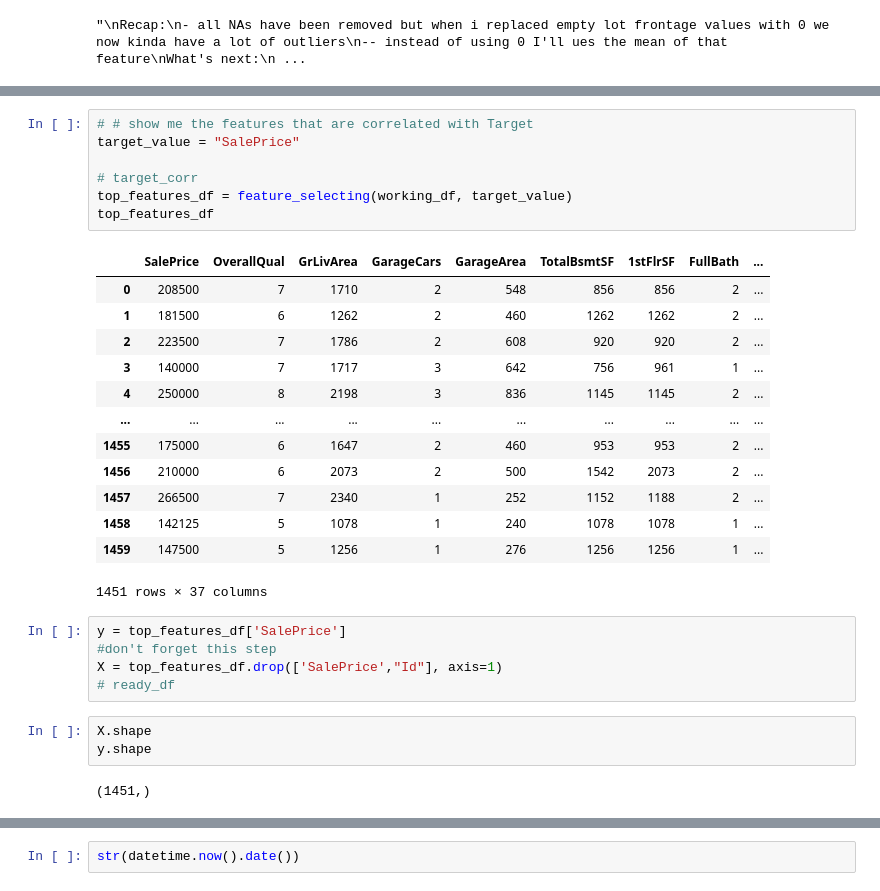
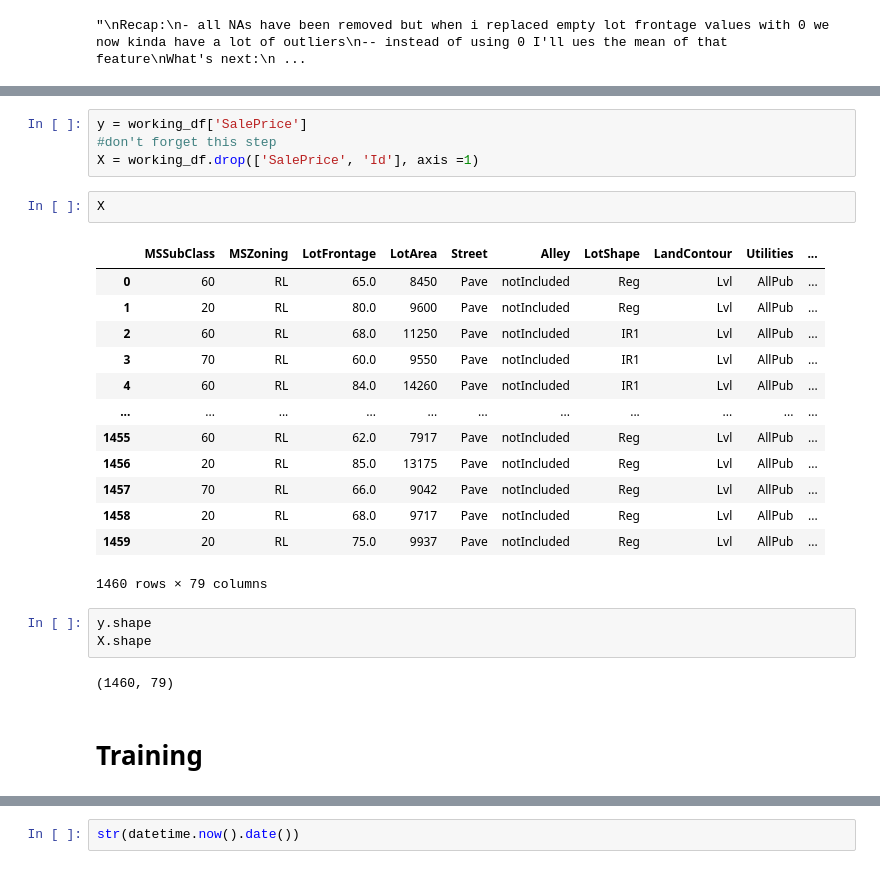
Before and after one commit to EatMoreOranges/Learn-ML-with-Saraah, a Jupyter notebook: Linear Models/house-prices-advanced-regression-techniques/Working/linearRegression.ipynb, the cells around one changed output, grey strips where cells are left out. Drawn from its saved outputs; the diff is of its cells as text.

Commit message:
ready to encode categorical features

```diff
--- a/Linear Models/house-prices-advanced-regression-techniques/Working/linearRegression.ipynb
+++ b/Linear Models/house-prices-advanced-regression-techniques/Working/linearRegression.ipynb
@@ -160,34 +212,30 @@ checkCorrStat(working_df, "SalePrice", corr_val)
-# %%
-# # show me the features that are correlated with Target
-target_value = "SalePrice"
-
-# target_corr
-top_features_df = feature_selecting(working_df, target_value)
-top_features_df
-# %% [output]
-|  | SalePrice | OverallQual | GrLivArea | GarageCars | GarageArea | TotalBsmtSF | 1stFlrSF | FullBath | ... |
-| 0 | 208500 | 7 | 1710 | 2 | 548 | 856 | 856 | 2 | ... |
-| 1 | 181500 | 6 | 1262 | 2 | 460 | 1262 | 1262 | 2 | ... |
-| 2 | 223500 | 7 | 1786 | 2 | 608 | 920 | 920 | 2 | ... |
-| 3 | 140000 | 7 | 1717 | 3 | 642 | 756 | 961 | 1 | ... |
-| 4 | 250000 | 8 | 2198 | 3 | 836 | 1145 | 1145 | 2 | ... |
-| ... | ... | ... | ... | ... | ... | ... | ... | ... | ... |
-| 1455 | 175000 | 6 | 1647 | 2 | 460 | 953 | 953 | 2 | ... |
-| 1456 | 210000 | 6 | 2073 | 2 | 500 | 1542 | 2073 | 2 | ... |
-| 1457 | 266500 | 7 | 2340 | 1 | 252 | 1152 | 1188 | 2 | ... |
-| 1458 | 142125 | 5 | 1078 | 1 | 240 | 1078 | 1078 | 1 | ... |
-| 1459 | 147500 | 5 | 1256 | 1 | 276 | 1256 | 1256 | 1 | ... |
-1451 rows × 37 columns
 # %%
-y = top_features_df['SalePrice']
+y = working_df['SalePrice']
 #don't forget this step
-X = top_features_df.drop(['SalePrice',"Id"], axis=1)
-# ready_df
+X = working_df.drop(['SalePrice', 'Id'], axis =1)
+# %%
+X
+# %% [output]
+|  | MSSubClass | MSZoning | LotFrontage | LotArea | Street | Alley | LotShape | LandContour | Utilities | ... |
+| 0 | 60 | RL | 65.0 | 8450 | Pave | notIncluded | Reg | Lvl | AllPub | ... |
+| 1 | 20 | RL | 80.0 | 9600 | Pave | notIncluded | Reg | Lvl | AllPub | ... |
+| 2 | 60 | RL | 68.0 | 11250 | Pave | notIncluded | IR1 | Lvl | AllPub | ... |
+| 3 | 70 | RL | 60.0 | 9550 | Pave | notIncluded | IR1 | Lvl | AllPub | ... |
+| 4 | 60 | RL | 84.0 | 14260 | Pave | notIncluded | IR1 | Lvl | AllPub | ... |
+| ... | ... | ... | ... | ... | ... | ... | ... | ... | ... | ... |
+| 1455 | 60 | RL | 62.0 | 7917 | Pave | notIncluded | Reg | Lvl | AllPub | ... |
+| 1456 | 20 | RL | 85.0 | 13175 | Pave | notIncluded | Reg | Lvl | AllPub | ... |
+| 1457 | 70 | RL | 66.0 | 9042 | Pave | notIncluded | Reg | Lvl | AllPub | ... |
+| 1458 | 20 | RL | 68.0 | 9717 | Pave | notIncluded | Reg | Lvl | AllPub | ... |
+| 1459 | 20 | RL | 75.0 | 9937 | Pave | notIncluded | Reg | Lvl | AllPub | ... |
+1460 rows × 79 columns
 # %%
+y.shape
 X.shape
-y.shape
 # %% [output]
-(1451,)
+(1460, 79)
+# %% [markdown]
+# Training
 # %%
 from sklearn.model_selection import train_test_split
 from sklearn.linear_model import LinearRegression
```
Also changed, not shown: parts of 25 cells of this notebook, 3 other files.
